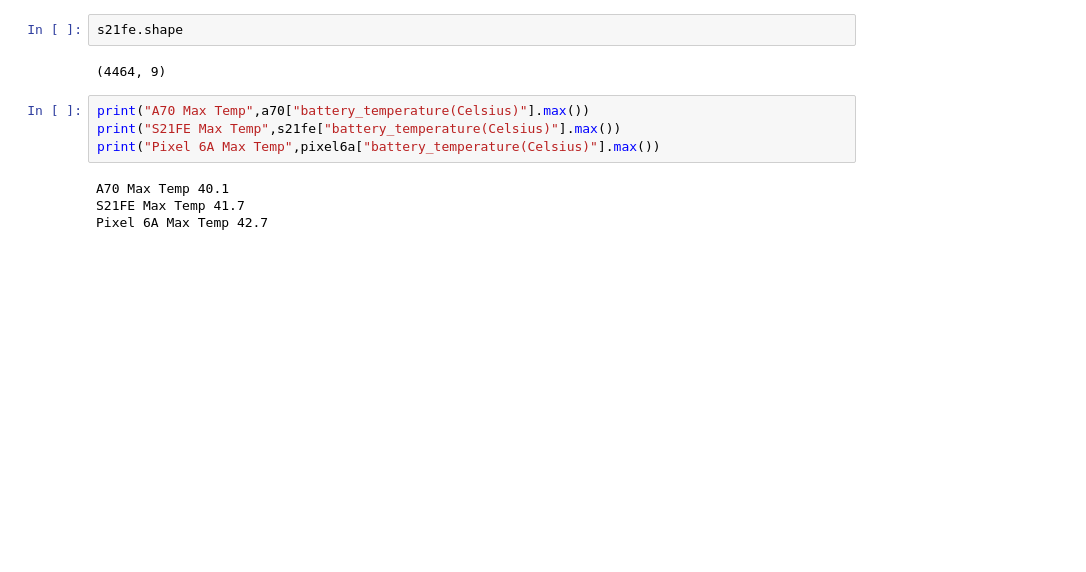
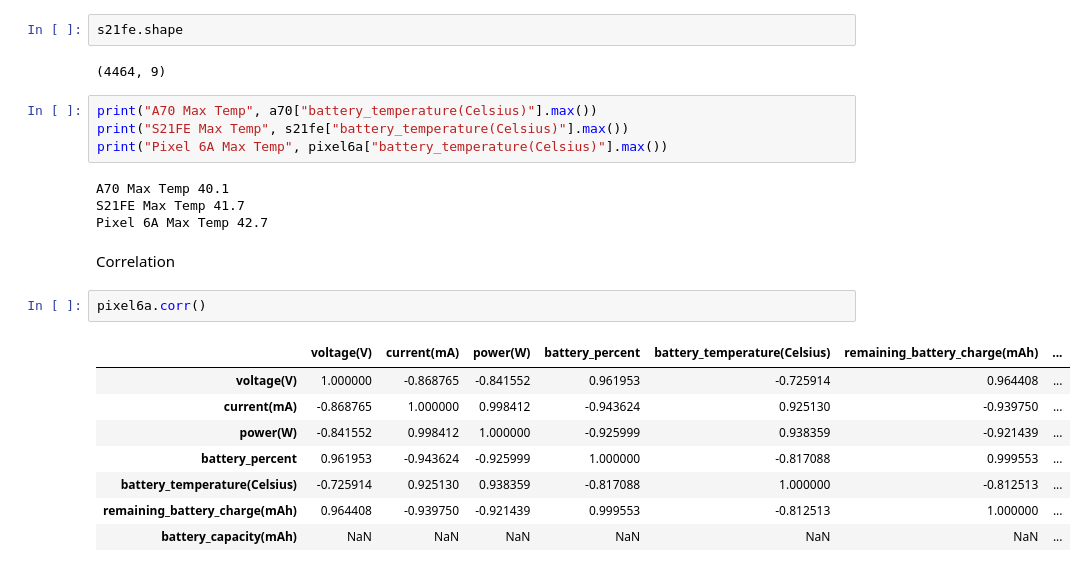
Before and after one commit to hrishi463/Phone-Battery, a Jupyter notebook: new_main.ipynb, the cells around one changed output. Saved outputs shown, nothing was run; the diff lists cells and outputs as text; blank space fills up the shorter version.

```diff
--- a/new_main.ipynb
+++ b/new_main.ipynb
@@ -114,10 +114,23 @@ s21fe.shape
 # %% [output]
 (4464, 9)
 # %%
-print("A70 Max Temp",a70["battery_temperature(Celsius)"].max())
-print("S21FE Max Temp",s21fe["battery_temperature(Celsius)"].max())
-print("Pixel 6A Max Temp",pixel6a["battery_temperature(Celsius)"].max())
+print("A70 Max Temp", a70["battery_temperature(Celsius)"].max())
+print("S21FE Max Temp", s21fe["battery_temperature(Celsius)"].max())
+print("Pixel 6A Max Temp", pixel6a["battery_temperature(Celsius)"].max())
 # %% [output]
 A70 Max Temp 40.1
 S21FE Max Temp 41.7
 Pixel 6A Max Temp 42.7
+# %% [markdown]
+Correlation
+# %%
+pixel6a.corr()
+# %% [output]
+|  | voltage(V) | current(mA) | power(W) | battery_percent | battery_temperature(Celsius) | remaining_battery_charge(mAh) | ... |
+| voltage(V) | 1.000000 | -0.868765 | -0.841552 | 0.961953 | -0.725914 | 0.964408 | ... |
+| current(mA) | -0.868765 | 1.000000 | 0.998412 | -0.943624 | 0.925130 | -0.939750 | ... |
+| power(W) | -0.841552 | 0.998412 | 1.000000 | -0.925999 | 0.938359 | -0.921439 | ... |
+| battery_percent | 0.961953 | -0.943624 | -0.925999 | 1.000000 | -0.817088 | 0.999553 | ... |
+| battery_temperature(Celsius) | -0.725914 | 0.925130 | 0.938359 | -0.817088 | 1.000000 | -0.812513 | ... |
+| remaining_battery_charge(mAh) | 0.964408 | -0.939750 | -0.921439 | 0.999553 | -0.812513 | 1.000000 | ... |
+| battery_capacity(mAh) | NaN | NaN | NaN | NaN | NaN | NaN | ... |
```
Also changed, not shown: parts of 2 cells of this notebook.
